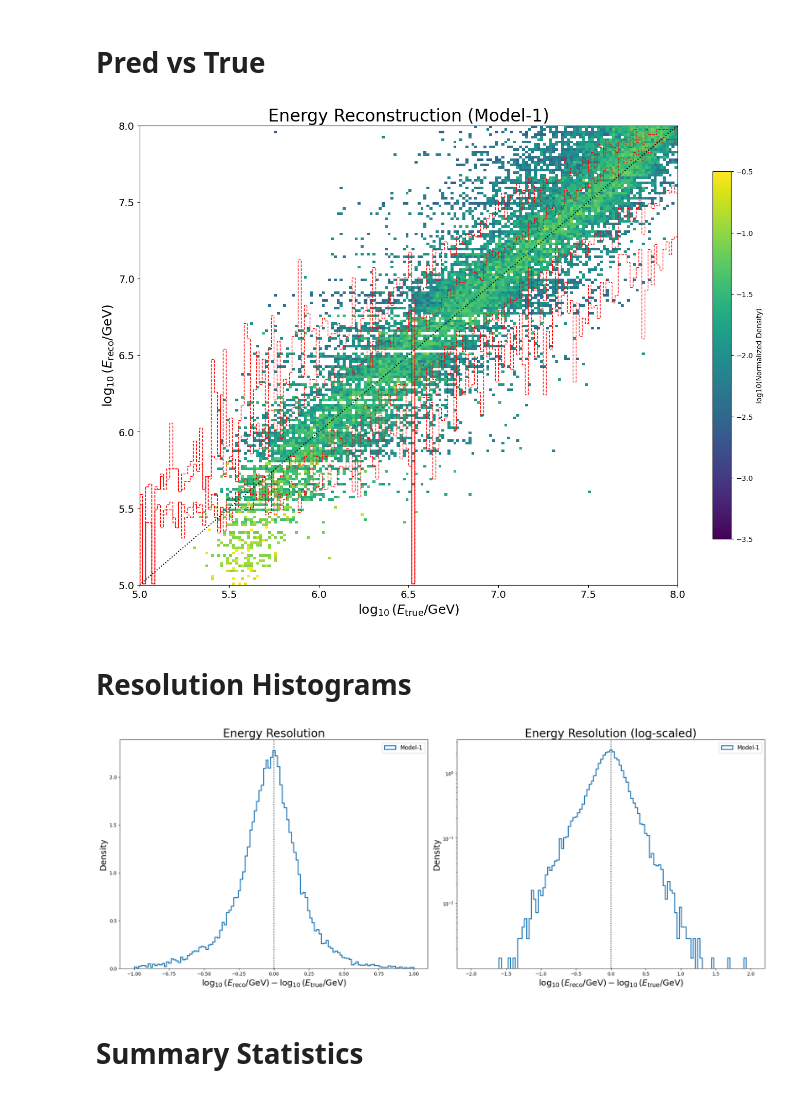
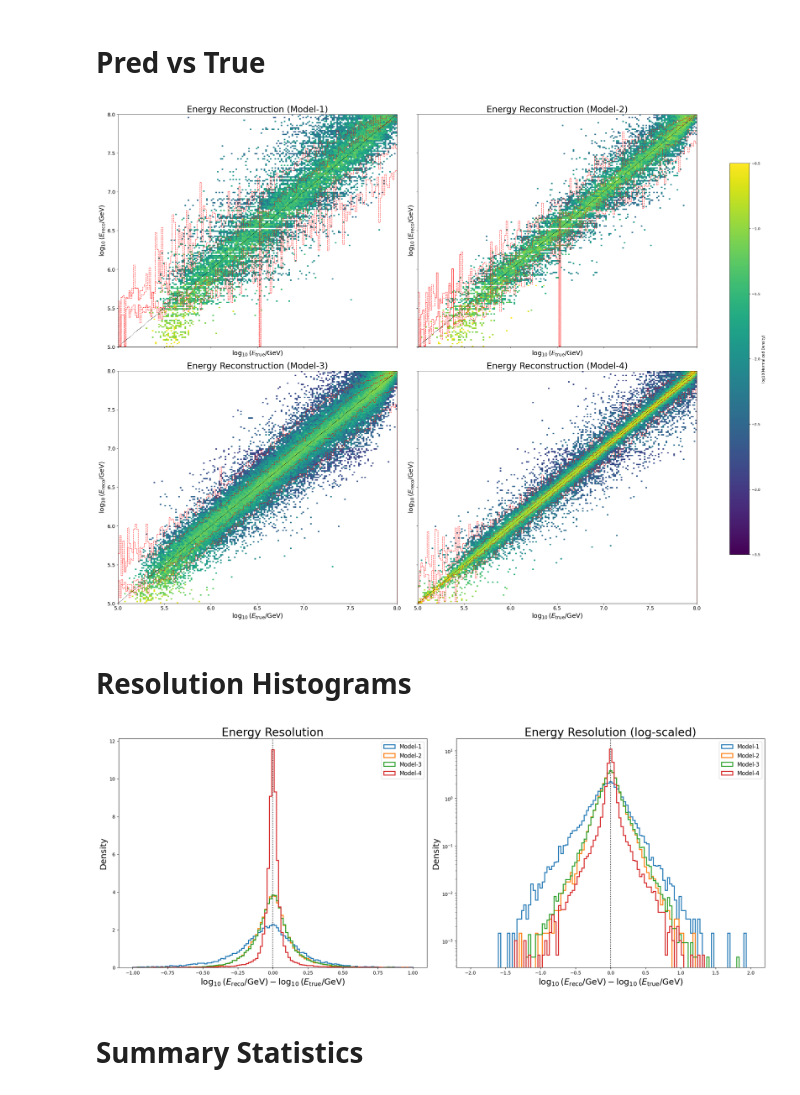
Before and after one commit to RajwolChapagain/icetop-gnn, a Jupyter notebook: assessment.ipynb, the cells around one changed output. Cells and saved outputs as stored; diff of their text form; code cells hidden in the pictures.

Commit message:
Add new models for assessment

```diff
--- a/assessment.ipynb
+++ b/assessment.ipynb
@@ -8,6 +8,9 @@ import matplotlib.pyplot as plt
 # ========================
 model_files = [
     ("Model-1", "predictions/results.csv"),
+    ("Model-2", "predictions_2/results.csv"),
+    ("Model-3", "predictions_3/results.csv"),
+    ("Model-4", "predictions_4/results.csv"),
     # Add more (label, filepath) tuples as needed
 ]
 # %% [markdown]
@@ -47,15 +50,26 @@ models = [(label, pd.read_csv(path)) for label, path in model_files]
 # %% [markdown]
 # Pred vs True
 # %%
+import math
+
 # =====================================================
 # 1. Energy Reconstruction Plots (Pred vs True per model)
 # =====================================================
 n_models = len(models)
-fig, axes = plt.subplots(1, n_models, figsize=(13*n_models, 10),
-                         sharex=True, sharey=True, constrained_layout=True)
 
-if n_models == 1:
-    axes = [axes]  # make iterable
+# Arrange plots in 2 rows (or more if needed)
+ncols = math.ceil(n_models / 2)
+nrows = 2 if n_models > 1 else 1
+
+fig, axes = plt.subplots(
+    nrows, ncols,
+    figsize=(13*ncols, 10*nrows),
+    sharex=True, sharey=True,
+    constrained_layout=True
+)
+
+# Flatten axes to make iterating easier
+axes = np.atleast_1d(axes).ravel()
 
 bin_edges = np.linspace(*energy_range, nbins+1)
 bin_centers = (bin_edges[:-1] + bin_edges[1:]) / 2
@@ -67,43 +81,49 @@ for ax, (label, df) in zip(axes, models):
         bins=(bin_edges, bin_edges)
     )
 
-    # Normalize along true energy axis (y-axis = true, x-axis = reco)
+    # Normalize along true energy axis
     hist = np.divide(hist, np.sum(hist, axis=0),
                      out=np.zeros_like(hist), where=np.sum(hist, axis=0) != 0)
 
-    # Plot with pcolormesh for proper bin alignment
+    # Plot
     with np.errstate(divide="ignore"):
-        pcm = ax.pcolormesh(xedges, yedges, np.log10(hist.T),  # transpose for alignment
-                            vmin=-3.5, vmax=-0.5, shading="auto", cmap="viridis")
+        pcm = ax.pcolormesh(
+            xedges, yedges, np.log10(hist.T),
+            vmin=-3.5, vmax=-0.5, shading="auto", cmap="viridis"
+        )
 
     # Diagonal = perfect reconstruction
     ax.plot(energy_range, energy_range, color="black", linestyle=":")
 
-    # Contours for 1σ and 2σ
+    # Contours
     contour_values = [.025, .16, .84, .975]
     contour_indices = np.asarray([
         np.searchsorted(np.cumsum(col), contour_values)
         for col in hist.T
     ]) % nbins
     for contour in contour_indices.T:
         ax.stairs(bin_centers[contour], edges=bin_edges,
                   color="red", linestyle="--")
 
     # Decorations
     ax.set_title(f"Energy Reconstruction ({label})", **title_params)
     ax.set_xlabel(r'$\log_{10}(E_{\mathrm{true}}/\mathrm{GeV})$', **label_params)
     ax.set_ylabel(r'$\log_{10}(E_{\mathrm{reco}}/\mathrm{GeV})$', **label_params)
     ax.tick_params(**tick_params)
 
     # Force correct axis range
     ax.set_xlim(energy_range)
     ax.set_ylim(energy_range)
 
+# Hide unused axes if models < nrows*ncols
+for ax in axes[len(models):]:
+    ax.axis("off")
+
 # Shared colorbar
 fig.colorbar(pcm, ax=axes, shrink=0.8, label="log10(Normalized Density)")
 plt.show()
 # %% [output]
-[figure, old version]
+[figure, new version]
 # %% [markdown]
 # Resolution Histograms
 # %%
@@ -125,7 +145,7 @@ for ax, title in zip(axes, ["Energy Resolution", "Energy Resolution (log-scaled)
 plt.tight_layout()
 plt.show()
 # %% [output]
-[figure, old version]
+[figure, new version]
 # %% [markdown]
 # Summary Statistics
 # %%
```
Also changed, not shown: parts of 1 cell of this notebook.
